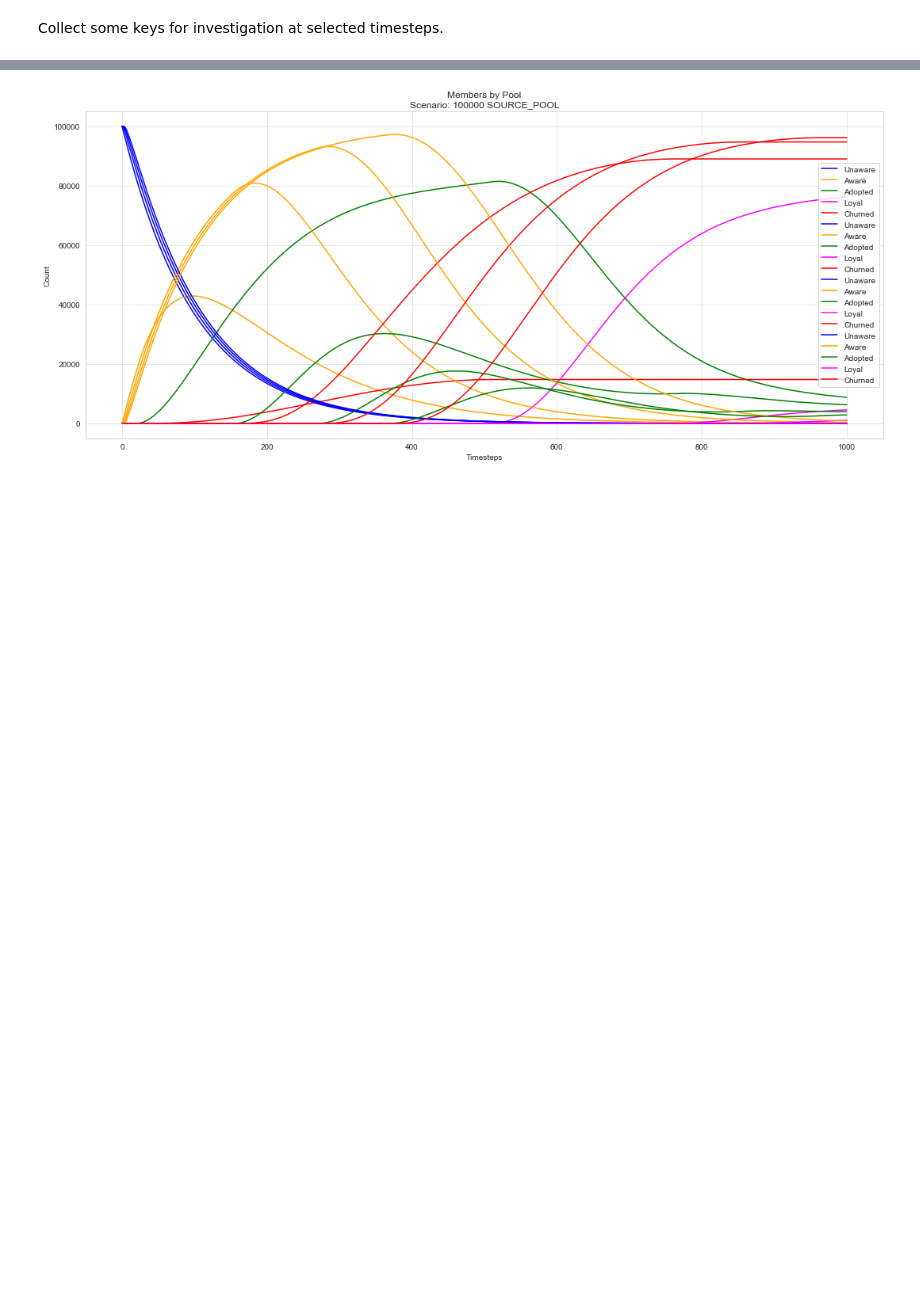
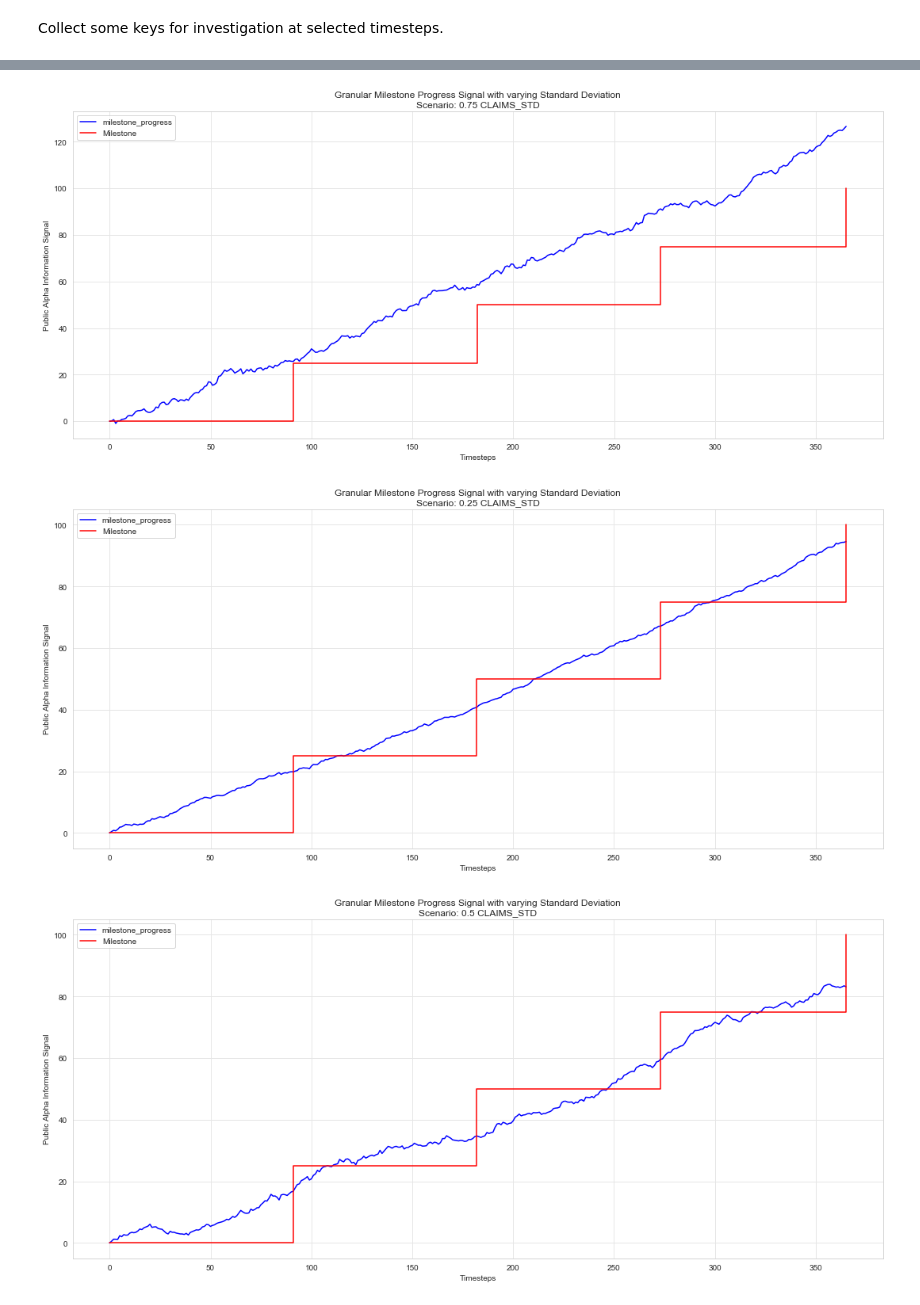
Before and after one commit to matttyb80/signal, a Jupyter notebook: signal.ipynb, the cells around one changed output, grey strips where cells are left out. Cells and saved outputs as stored; diff of their text form; code cells hidden in the pictures; blank space fills up the shorter version.

Commit message:
milestones

```diff
--- a/signal.ipynb
+++ b/signal.ipynb
@@ -184,30 +200,30 @@ print(first_experiment.pool[4])
 # %%
-experiments = experiments.sort_values(by =['SOURCE_POOL']).reset_index(drop=True)
+experiments = experiments.sort_values(by =['CLAIMS_STD']).reset_index(drop=True)
 
 cols = 1
 rows = 1
 cc_idx = 0
 
 while cc_idx<len(experiments):
-    cc = experiments.iloc[cc_idx]['SOURCE_POOL']
-    cc_label = experiments.iloc[cc_idx]['SOURCE_POOL']
+    cc = experiments.iloc[cc_idx]['CLAIMS_STD']
+    cc_label = experiments.iloc[cc_idx]['CLAIMS_STD']
 #     secondary_label = experiments.iloc[cc_idx]['route_allocation']
-    sub_experiments = experiments[experiments['SOURCE_POOL']==cc]
+    sub_experiments = experiments[experiments['CLAIMS_STD']==cc]
     cc_idx += len(sub_experiments)
     fig, axs = plt.subplots(ncols=cols, nrows=rows, figsize=(15*cols,7*rows))
     sub_experiments.reset_index(drop=False)
     for i, experiment in sub_experiments.iterrows():
         df = experiment['dataset'].copy()
 
-        plot_label = experiment['SOURCE_POOL']
+        plot_label = experiment['CLAIMS_STD']
         ax = axs
-        title = 'Marketing Spend' + '\n' + 'Scenario: ' + str(cc_label)  + ' SOURCE_POOL'
+        title = 'Claims Signal with varying Standard Deviation' + '\n' + 'Scenario: ' + str(cc_label)  + ' CLAIMS_STD'
         ax.set_title(title)
-        ax.set_ylabel('Dollars Spent ($)')
+        ax.set_ylabel('Public Alpha Information Signal')
         colors = ['b','orange', 'g', 'magenta', 'r']
 
 #         ax.plot(df_j.timestep, df_j['j_wallet']['mean'],color = colors[0], label='j_wallet')
-        ax.plot(df.timestep, df['signal'],color = colors[0], label='Signal')
+        ax.plot(df.timestep, df['public_alpha'],color = colors[0], label='public_alpha')
 
 
 
@@ -285,53 +290,46 @@ plt.close()
 # %%
-experiments = experiments.sort_values(by =['SOURCE_POOL']).reset_index(drop=True)
+experiments = experiments.sort_values(by =['CLAIMS_STD']).reset_index(drop=True)
 
 cols = 1
 rows = 1
 cc_idx = 0
 
 while cc_idx<len(experiments):
-    cc = experiments.iloc[cc_idx]['SOURCE_POOL']
-    cc_label = experiments.iloc[cc_idx]['SOURCE_POOL']
+    cc = experiments.iloc[cc_idx]['CLAIMS_STD']
+    cc_label = experiments.iloc[cc_idx]['CLAIMS_STD']
 #     secondary_label = experiments.iloc[cc_idx]['route_allocation']
-    sub_experiments = experiments[experiments['SOURCE_POOL']==cc]
+    sub_experiments = experiments[experiments['CLAIMS_STD']==cc]
     cc_idx += len(sub_experiments)
     fig, axs = plt.subplots(ncols=cols, nrows=rows, figsize=(15*cols,7*rows))
     sub_experiments.reset_index(drop=False)
     for i, experiment in sub_experiments.iterrows():
         df = experiment['dataset'].copy()
 
-        df['unaware'] = df.pool.apply(lambda x: np.array(x.state['unaware']['pool']))
-        df['aware'] = df.pool.apply(lambda x: np.array(x.state['aware']['pool']))
-        df['adopted'] = df.pool.apply(lambda x: np.array(x.state['adopted']['pool']))
-        df['loyal'] = df.pool.apply(lambda x: np.array(x.state['loyal']['pool']))
-        df['churned'] = df.pool.apply(lambda x: np.array(x.state['churned']['pool']))
+        plot_label = experiment['CLAIMS_STD']
+        ax = axs
+        title = 'Granular Milestone Progress Signal with varying Standard Deviation' + '\n' + 'Scenario: ' + str(cc_label)  + ' CLAIMS_STD'
+        ax.set_title(title)
+        ax.set_ylabel('Public Alpha Information Signal')
+        colors = ['b','orange', 'g', 'magenta', 'r']
+
+#         ax.plot(df_j.timestep, df_j['j_wallet']['mean'],color = colors[0], label='j_wallet')
+        ax.plot(df.timestep, df['milestone_progress'],color = colors[0], label='milestone_progress')
 
 
-
-        plot_label = experiment['SOURCE_POOL']
-        ax = axs
-        title = 'Members by Pool' + '\n' + 'Scenario: ' + str(cc_label)  + ' SOURCE_POOL'
-        ax.set_title(title)
-        ax.set_ylabel('Count')
-        colors = ['b','orange', 'g', 'magenta', 'r']
-
-        ax.plot(df.timestep, df['unaware'],color = colors[0], label='Unaware')
-        ax.plot(df.timestep, df['aware'],color = colors[1], label='Aware')
-        ax.plot(df.timestep, df['adopted'],color = colors[2], label='Adopted')
-        ax.plot(df.timestep, df['loyal'],color = colors[3], label='Loyal')
-        ax.plot(df.timestep, df['churned'],color = colors[4], label='Churned')
-
+        ax.step(milestone_df.Completion_Time, milestone_df.Completion_Percent, where='post', color='r', label='Milestone')
 
         ax.legend()
 
         ax.set_xlabel('Timesteps')
         ax.grid(color='0.9', linestyle='-', linewidth=1)
 
         plt.tight_layout()
 
 fig.tight_layout(rect=[0, 0, 1, .97])
 fig.patch.set_alpha(1)
 display(fig)
 plt.close()
 # %% [output]
-[figure, old version]
+[figure, new version]
+[figure, added]
+[figure, added]
```
Also changed, not shown: parts of 38 cells of this notebook, 3 other files.
